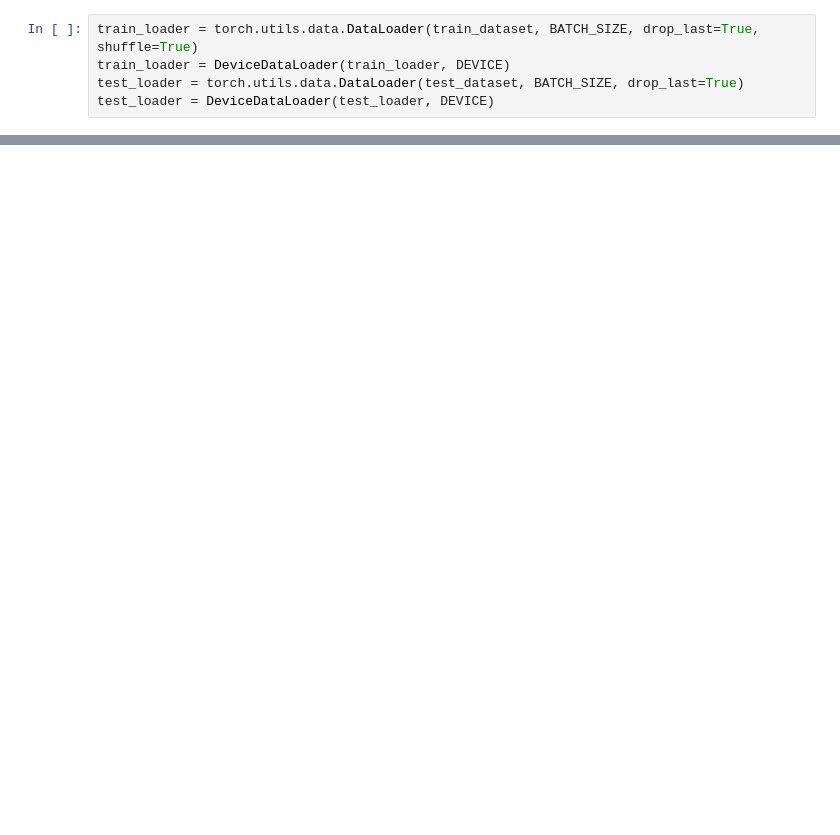
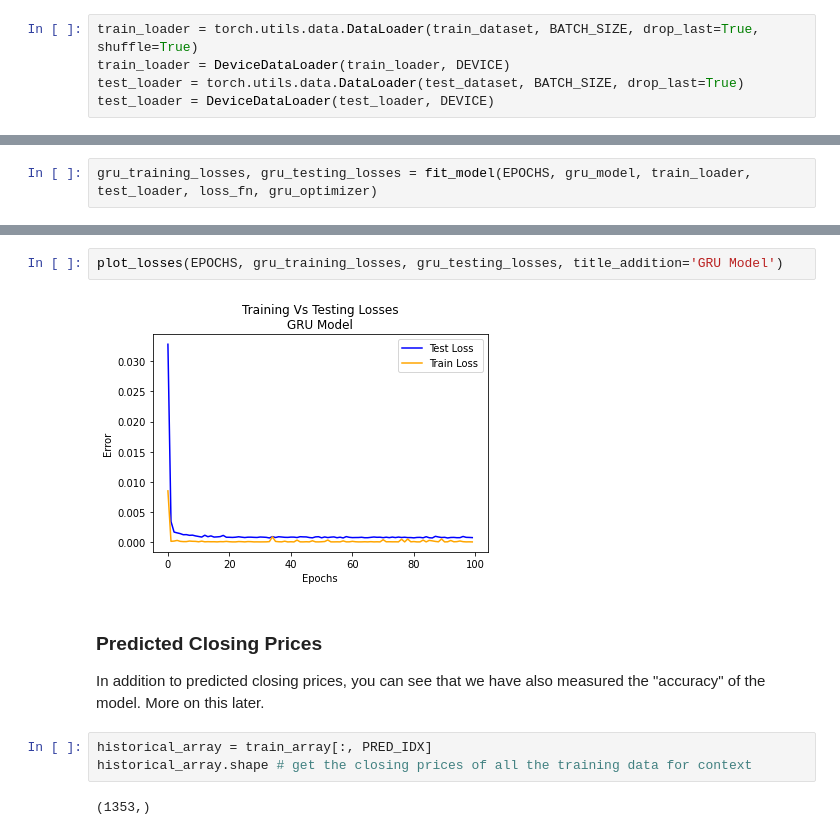
Before and after one commit to mschmidlin1/MSDS_capstone, a Jupyter notebook: DOCS_RNN_algorithm.ipynb, the cells around one changed output, grey strips where cells are left out. Saved outputs shown, nothing was run; the diff lists cells and outputs as text; blank space fills up the shorter version.

```diff
--- a/DOCS_RNN_algorithm.ipynb
+++ b/DOCS_RNN_algorithm.ipynb
@@ -466,0 +192,2 @@ visualize_chained_predictions(gru_model, train_array, test_array, DEVICE)
+# %%
+gru_training_losses, gru_testing_losses = fit_model(EPOCHS, gru_model, train_loader, test_loader, loss_fn, gru_optimizer)
@@ -466,0 +217,13 @@ visualize_chained_predictions(gru_model, train_array, test_array, DEVICE)
+# %%
+plot_losses(EPOCHS, gru_training_losses, gru_testing_losses, title_addition='GRU Model')
+# %% [output]
+[figure, added]
+# %% [markdown]
+### Predicted Closing Prices
+
+In addition to predicted closing prices, you can see that we have also measured the "accuracy" of the model. More on this later.
+# %%
+historical_array = train_array[:, PRED_IDX]
+historical_array.shape # get the closing prices of all the training data for context
+# %% [output]
+(1353,)
```
Also changed, not shown: parts of 104 cells of this notebook, 22 other files.
